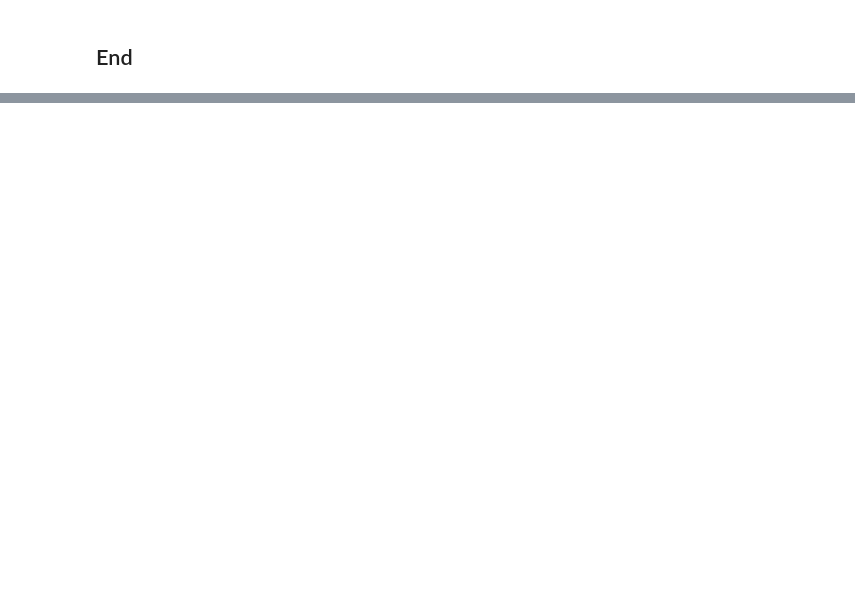
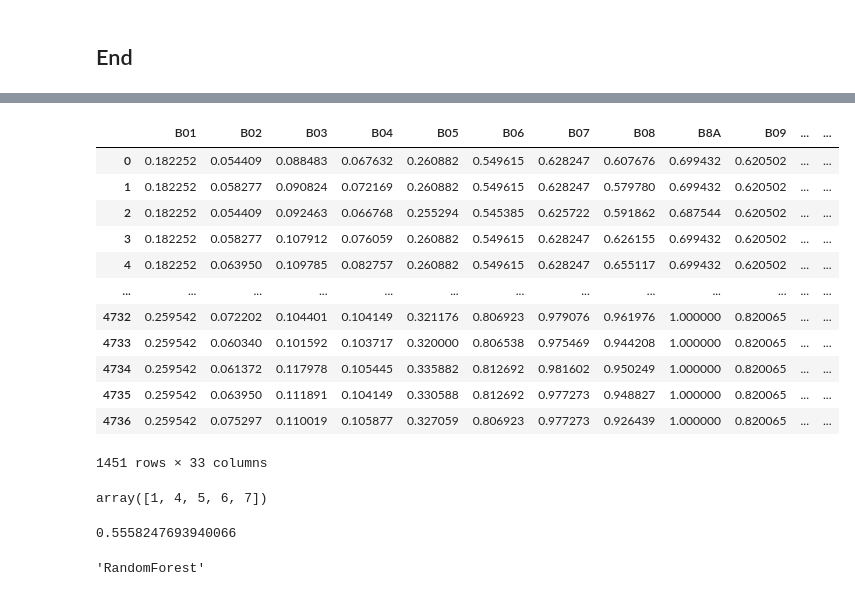
Before and after one commit to mishagrol/MLForestMapping, a Jupyter notebook: notebooks/Model_Train.ipynb, the cells around one changed output, grey strips where cells are left out. Cells and saved outputs as stored; diff of their text form; code cells hidden in the pictures; blank space fills up the shorter version.

```diff
--- a/notebooks/Model_Train.ipynb
+++ b/notebooks/Model_Train.ipynb
@@ -95,7 +94,7 @@ warnings.filterwarnings('ignore')
 def init_models():
     return {
         "kNN": KNeighborsClassifier(n_jobs=6),
-        "SVC": LinearSVC(), # to speed up LinearSVC
+        "SVC": SVC(probability=True), # to speed up LinearSVC
         "RandomForest": RandomForestClassifier(bootstrap=True, n_jobs=6),
         "XGB": xgb.XGBClassifier(n_jobs=6)}
 
@@ -121,9 +120,9 @@ def get_predictions(data,
             ).split(data, groups=data[stratify_column])
         )
         # because we need pixels from same plots to be separated in train and test
-
         train = data.iloc[train_inds]
         test = data.iloc[test_inds]
+
         train_classes = train[target_column].nunique()
         test_classes = test[target_column].nunique()
         all_classes = data[target_column].nunique()
@@ -171,28 +170,33 @@ def get_predictions(data,
         gs.fit(X_train, le.fit_transform(y_train))
         y_pred = gs.best_estimator_.predict(X_test)
         model_fit = gs.best_estimator_
-
+        y_proba = gs.best_estimator_.predict_proba(X_test)
+        # model_name = gs.best_estimator_.__class__.__name__
+        # pd.concat([X_test, y_test, y_pred, y_proba], axis=1).to_csv(f'{model_name}_for_conformal.csv')
         results = {'model': model_fit,
             'X_train data': X_train,
             'y train data': y_train,
             'X test data': X_test,
             'y test data': y_test,
-            'y predicted': le.inverse_transform(y_pred)
+            'y predicted': le.inverse_transform(y_pred),
+            'y proba': y_proba
             }
 
     else:
         gs.fit(X_train, y_train)
         y_pred = gs.best_estimator_.predict(X_test)
         model_fit = gs.best_estimator_
-
-
+        y_proba = gs.best_estimator_.predict_proba(X_test)
+        # model_name = gs.best_estimator_.__class__.__name__
+        # pd.concat([X_test, y_test, y_pred, y_proba], axis=1).to_csv(f'{model_name}_for_conformal.csv')
 
         results = {'model': model_fit,
                    'X_train data': X_train,
                    'y train data':  y_train,
                    'X test data': X_test,
                    'y test data': y_test,
-                   'y predicted': y_pred
+                   'y predicted': y_pred,
+                   'y proba': y_proba
 
         }
 
@@ -474,0 +595,20 @@ for dataset in sorted(datasets):
+# %%
+trained_model['X test data']
+# %% [output]
+|  | B01 | B02 | B03 | B04 | B05 | B06 | B07 | B08 | B8A | B09 | ... | ... |
+| 0 | 0.182252 | 0.054409 | 0.088483 | 0.067632 | 0.260882 | 0.549615 | 0.628247 | 0.607676 | 0.699432 | 0.620502 | ... | ... |
+| 1 | 0.182252 | 0.058277 | 0.090824 | 0.072169 | 0.260882 | 0.549615 | 0.628247 | 0.579780 | 0.699432 | 0.620502 | ... | ... |
+| 2 | 0.182252 | 0.054409 | 0.092463 | 0.066768 | 0.255294 | 0.545385 | 0.625722 | 0.591862 | 0.687544 | 0.620502 | ... | ... |
+| 3 | 0.182252 | 0.058277 | 0.107912 | 0.076059 | 0.260882 | 0.549615 | 0.628247 | 0.626155 | 0.699432 | 0.620502 | ... | ... |
+| 4 | 0.182252 | 0.063950 | 0.109785 | 0.082757 | 0.260882 | 0.549615 | 0.628247 | 0.655117 | 0.699432 | 0.620502 | ... | ... |
+| ... | ... | ... | ... | ... | ... | ... | ... | ... | ... | ... | ... | ... |
+| 4732 | 0.259542 | 0.072202 | 0.104401 | 0.104149 | 0.321176 | 0.806923 | 0.979076 | 0.961976 | 1.000000 | 0.820065 | ... | ... |
+| 4733 | 0.259542 | 0.060340 | 0.101592 | 0.103717 | 0.320000 | 0.806538 | 0.975469 | 0.944208 | 1.000000 | 0.820065 | ... | ... |
+| 4734 | 0.259542 | 0.061372 | 0.117978 | 0.105445 | 0.335882 | 0.812692 | 0.981602 | 0.950249 | 1.000000 | 0.820065 | ... | ... |
+| 4735 | 0.259542 | 0.063950 | 0.111891 | 0.104149 | 0.330588 | 0.812692 | 0.977273 | 0.948827 | 1.000000 | 0.820065 | ... | ... |
+| 4736 | 0.259542 | 0.075297 | 0.110019 | 0.105877 | 0.327059 | 0.806923 | 0.977273 | 0.926439 | 1.000000 | 0.820065 | ... | ... |
+1451 rows × 33 columns
+# %%
+trained_model['model'].classes_
+# %% [output]
+array([1, 4, 5, 6, 7])
@@ -474,0 +623,8 @@ for dataset in sorted(datasets):
+# %%
+f1_score(all_df['observed_class'], all_df['predicted_class'], average='weighted')
+# %% [output]
+0.5558247693940066
+# %%
+model
+# %% [output]
+'RandomForest'
```
Also changed, not shown: parts of 9 cells of this notebook.
